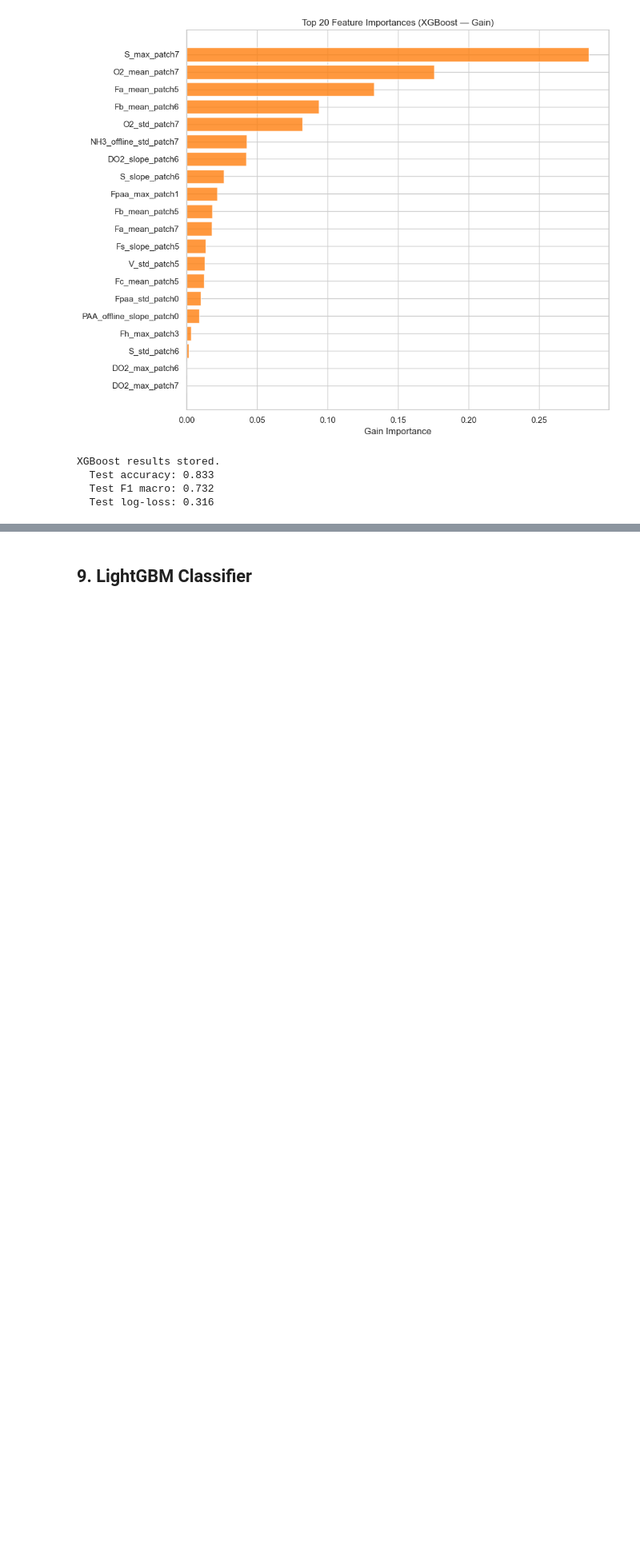
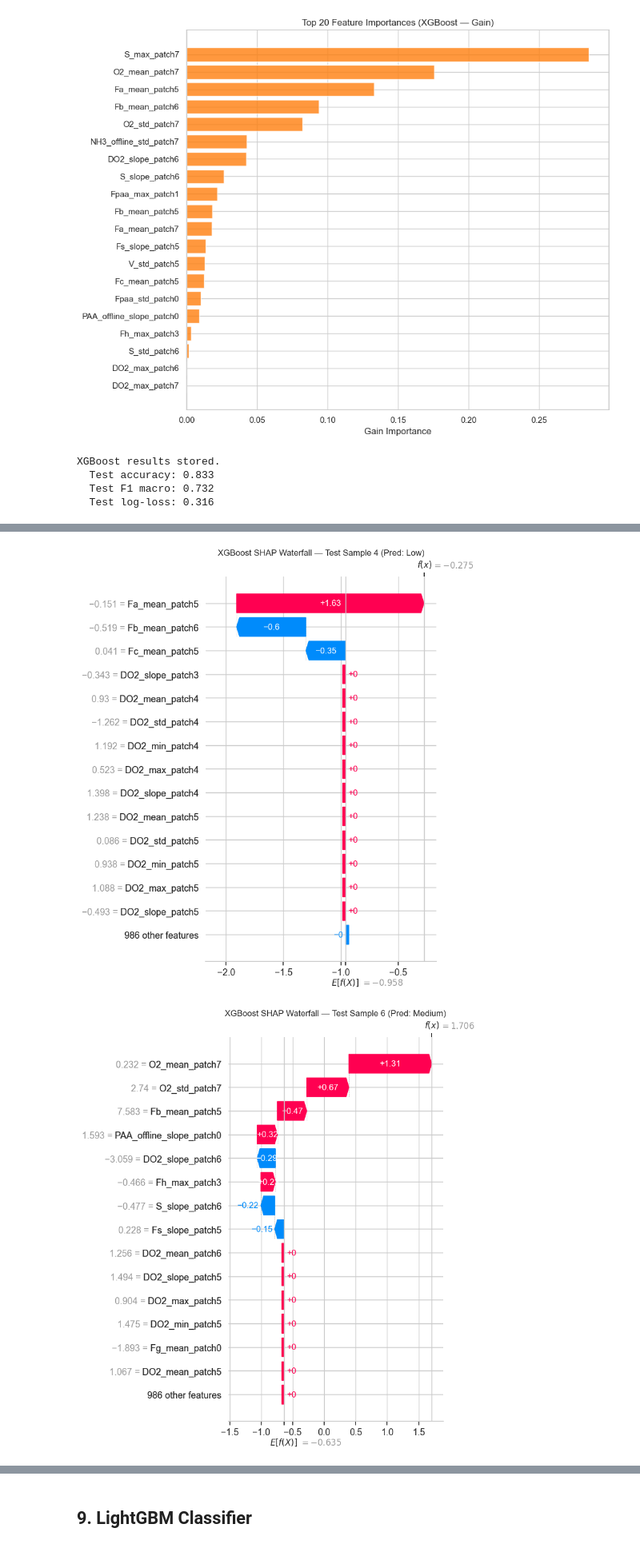
Before and after one commit to apalombit/IndPenSim_Forecast_UDA, a Jupyter notebook: notebooks/step2_classification.ipynb, the cells around one changed output, grey strips where cells are left out. Shown at 80% size. Drawn from its saved outputs; the diff is of its cells as text; code cells hidden in the pictures; blank space fills up the shorter version.

```diff
--- a/notebooks/step2_classification.ipynb
+++ b/notebooks/step2_classification.ipynb
@@ -920,0 +974,23 @@ XGBoost results stored.
+# %%
+# Waterfall plots — one sample per predicted class (construct 1D Explanation per sample+class)
+for cls_idx, cls_name in enumerate(CLASS_NAMES):
+    mask = xgb_test_pred == cls_idx
+    if not mask.any():
+        print(f"No test samples predicted as {cls_name}, skipping waterfall.")
+        continue
+    sample_idx = np.where(mask)[0][0]
+
+    sample_exp = shap.Explanation(
+        values=shap_values_test.values[sample_idx, :, cls_idx],
+        base_values=shap_values_test.base_values[sample_idx, cls_idx],
+        data=data_2d[sample_idx],
+        feature_names=feature_names,
+    )
+    shap.plots.waterfall(sample_exp, max_display=15, show=False)
+    plt.title(f"XGBoost SHAP Waterfall — Test Sample {sample_idx} (Pred: {cls_name})")
+    plt.tight_layout()
+    plt.savefig(f"../outputs/figures/xgb_shap_waterfall_{cls_name.lower()}.png", dpi=150, bbox_inches='tight')
+    plt.show()
+# %% [output]
+[figure, added]
+[figure, added]
```
Also changed, not shown: parts of 6 cells of this notebook, 1 other file.
